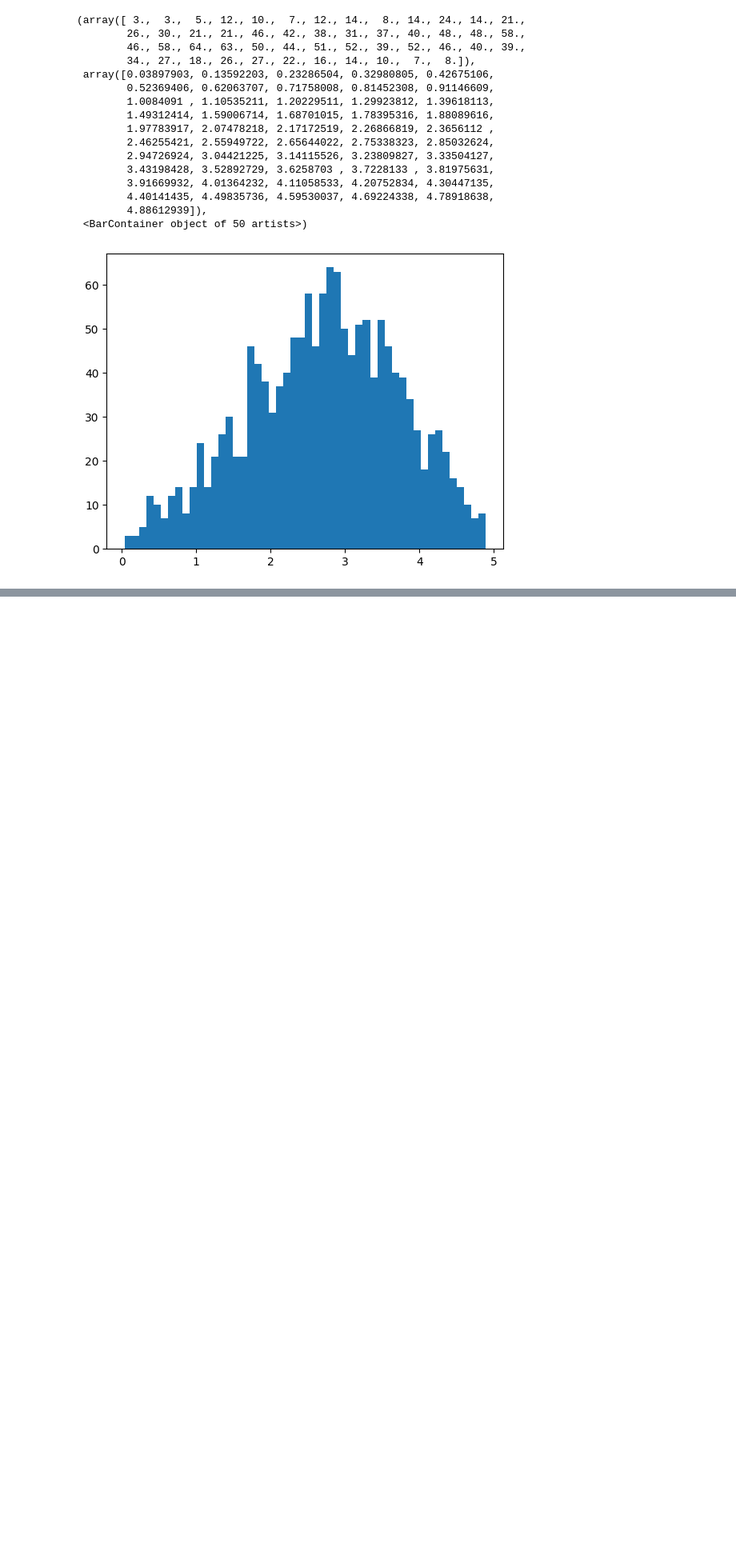
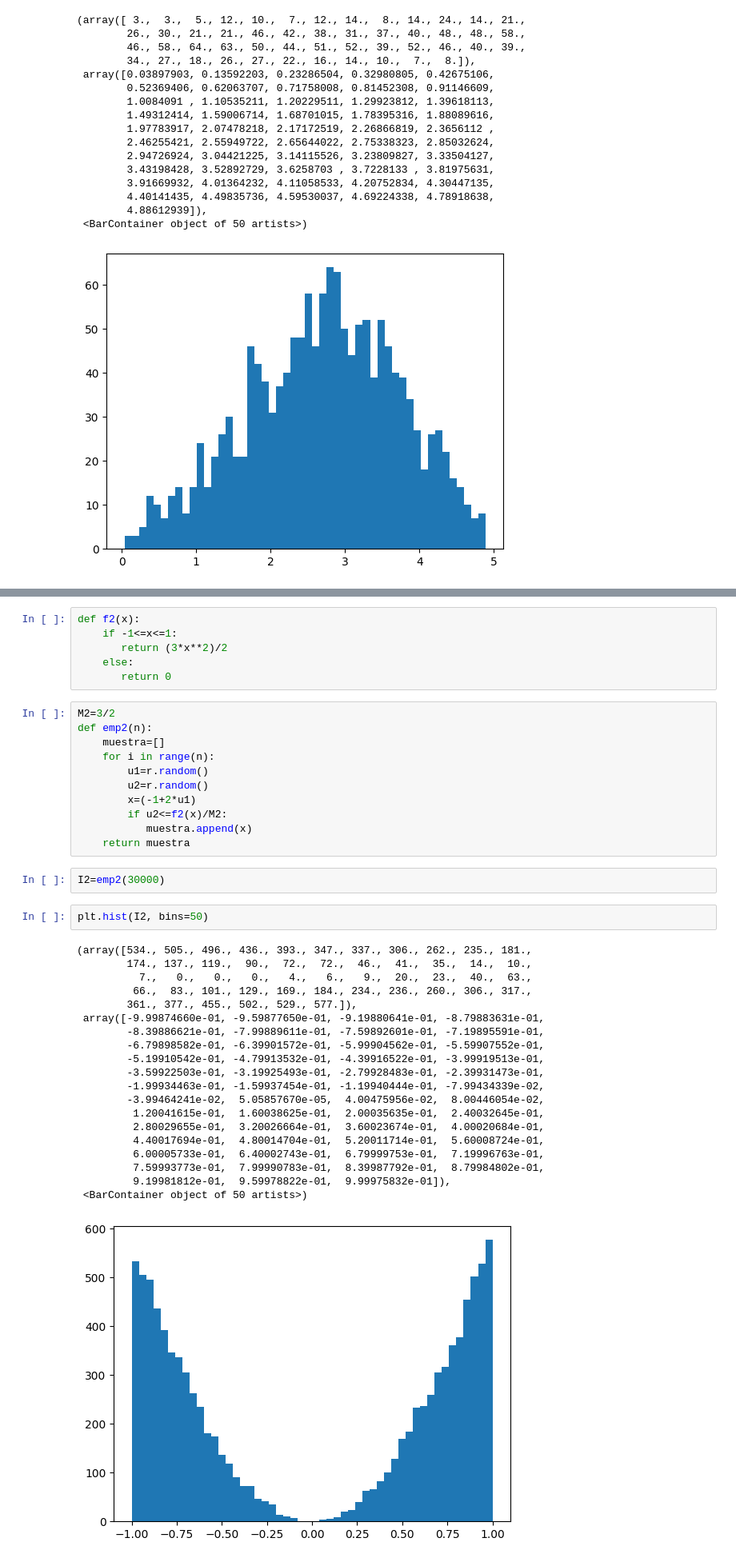
Before and after one commit to LuisManuelCatzoliSoriano/Simulacion-I, a Jupyter notebook: MAyR.ipynb, the cells around one changed output, grey strips where cells are left out. Shown at 80% size. Cells and saved outputs as stored; diff of their text form; blank space fills up the shorter version.

```diff
--- a/MAyR.ipynb
+++ b/MAyR.ipynb
@@ -81,0 +168,42 @@ plt.hist(T, bins=50)
+# %%
+def f2(x):
+    if -1<=x<=1:
+       return (3*x**2)/2
+    else:
+       return 0
+# %%
+M2=3/2
+def emp2(n):
+    muestra=[]
+    for i in range(n):
+        u1=r.random()
+        u2=r.random()
+        x=(-1+2*u1)
+        if u2<=f2(x)/M2:
+           muestra.append(x)
+    return muestra
+# %%
+I2=emp2(30000)
+# %%
+plt.hist(I2, bins=50)
+# %% [output]
+(array([534., 505., 496., 436., 393., 347., 337., 306., 262., 235., 181.,
+        174., 137., 119.,  90.,  72.,  72.,  46.,  41.,  35.,  14.,  10.,
+          7.,   0.,   0.,   0.,   4.,   6.,   9.,  20.,  23.,  40.,  63.,
+         66.,  83., 101., 129., 169., 184., 234., 236., 260., 306., 317.,
+        361., 377., 455., 502., 529., 577.]),
+ array([-9.99874660e-01, -9.59877650e-01, -9.19880641e-01, -8.79883631e-01,
+        -8.39886621e-01, -7.99889611e-01, -7.59892601e-01, -7.19895591e-01,
+        -6.79898582e-01, -6.39901572e-01, -5.99904562e-01, -5.59907552e-01,
+        -5.19910542e-01, -4.79913532e-01, -4.39916522e-01, -3.99919513e-01,
+        -3.59922503e-01, -3.19925493e-01, -2.79928483e-01, -2.39931473e-01,
+        -1.99934463e-01, -1.59937454e-01, -1.19940444e-01, -7.99434339e-02,
+        -3.99464241e-02,  5.05857670e-05,  4.00475956e-02,  8.00446054e-02,
+         1.20041615e-01,  1.60038625e-01,  2.00035635e-01,  2.40032645e-01,
+         2.80029655e-01,  3.20026664e-01,  3.60023674e-01,  4.00020684e-01,
+         4.40017694e-01,  4.80014704e-01,  5.20011714e-01,  5.60008724e-01,
+         6.00005733e-01,  6.40002743e-01,  6.79999753e-01,  7.19996763e-01,
+         7.59993773e-01,  7.99990783e-01,  8.39987792e-01,  8.79984802e-01,
+         9.19981812e-01,  9.59978822e-01,  9.99975832e-01]),
+ <BarContainer object of 50 artists>)
+[figure, added]
```
Also changed, not shown: parts of 8 cells of this notebook.
